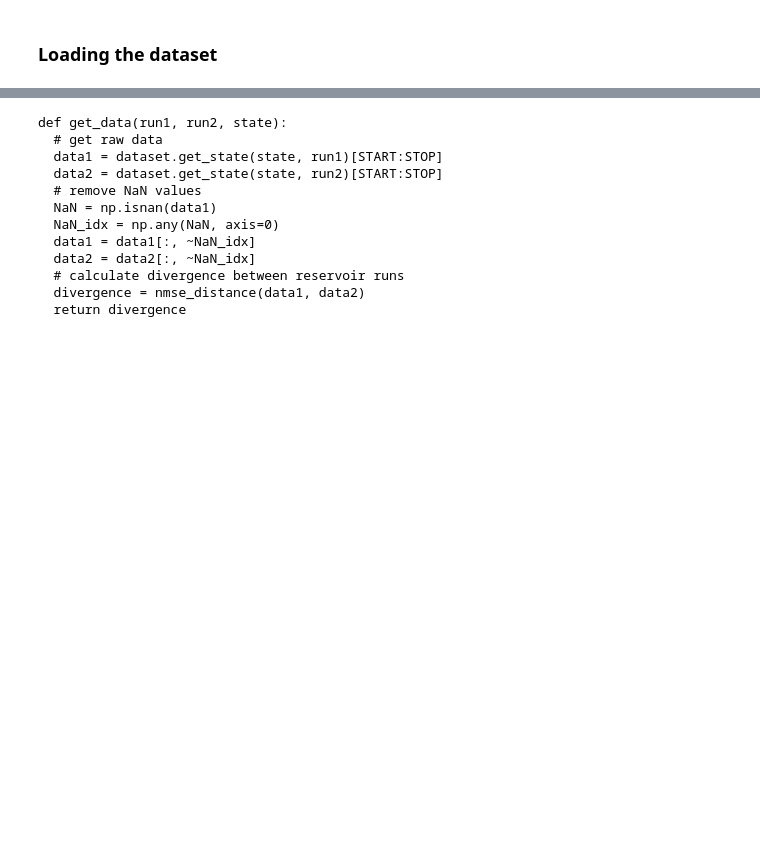
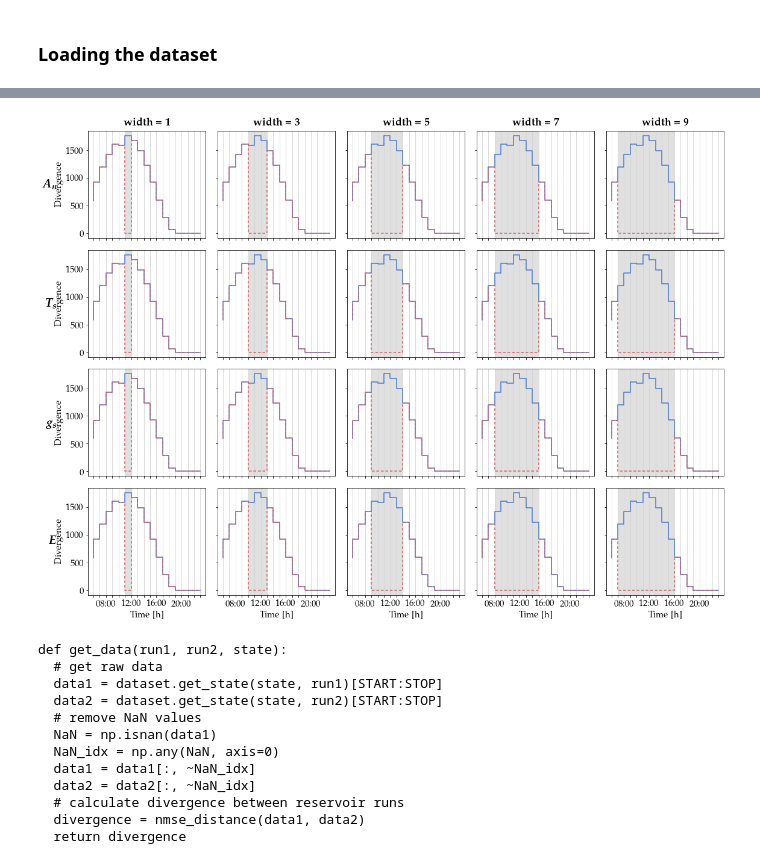
Before and after one commit to mcndt/thesis-plant-reservoir-computing, a Jupyter notebook: notebooks/impulse_experiments/Impulse_Figures_Wheatfspm.ipynb, the cells around one changed output, grey strips where cells are left out. Cells and saved outputs as stored; diff of their text form; code cells hidden in the pictures; blank space fills up the shorter version.

```diff
--- a/notebooks/impulse_experiments/Impulse_Figures_Wheatfspm.ipynb
+++ b/notebooks/impulse_experiments/Impulse_Figures_Wheatfspm.ipynb
@@ -106,3 +152,90 @@ print(get_data)
+# %%
+reservoirs = [
+  'state__An',
+  'state__Ts',
+  'state__gs',
+  'state__Transpiration',
+]
+
+symbols = {
+  'state__An': r'$A_n$',
+  'state__Ts': r'$T_s$',
+  'state__gs': r'$g_s$',
+  'state__Transpiration': r'$E$',
+}
+
+symbols_bold = {k: f'$\\boldsymbol{{{v[1:-1]}}}$' for k, v in symbols.items()}
+
+widths = [1, 3, 5, 7, 9]
+
+intervals = [
+    (12, 13),  # width 1
+    (11, 14),  # width 3
+    (10, 15),  # width 5
+    (9, 16),   # width 7
+    (8, 17),   # width 9
+]
+
+
+baseline = 'NEMA_H3__day0__width0__0'
+template = lambda width, value: f'NEMA_H3__day18__width{width}__{value}'
+
+START = 18 * 24 + 6
+STOP = 19 * 24
+
+
+def generate_xticklabels(xticks):
+  labels = []
+  for x in xticks:
+    # if x % 24 == 0:
+    #   labels.append(f'Day {x // 24 + 1}')
+    if x % 24 < 10:
+      labels.append(f'0{x % 24}:00')
+    else:
+      labels.append(f'{x % 24}:00')
+  return labels
+
+
+with plt.style.context('seaborn-muted'):
+  fig, axs = plt.subplots(len(reservoirs), len(widths), figsize=(16, 12), sharex=True, sharey=True)
+  colors = sns.color_palette()
+
+  for row, (state, axs_row) in enumerate(zip(reservoirs, axs)):
+    for col, (width, (p0, p1), ax) in enumerate(zip(widths, intervals, axs_row)):
+      # get data
+      base = dataset.get_target('input_PARi', baseline)[START:STOP]
+      experiment = dataset.get_target('input_PARi', template(width, 0))[START:STOP]
+
+      # plot data
+      base.plot(ax=ax, label="Baseline", drawstyle='steps-pre', color=colors[0])
+      experiment.plot(ax=ax, dashes=(3, 2), label="Impulse", drawstyle='steps-pre', color=colors[2])
+
+      # color impulse steps
+      ax.axvspan(18 * 24 + p0 - 1, 18 * 24 + p1 - 1, facecolor='0.2', alpha=0.15)
+
+      # x axis
+      xticks = np.arange(START, STOP, 1)
+      ax.set_xticks(xticks)
+      xticklabels = generate_xticklabels(xticks)
+      xticklabels = [label if not (i + 2) % 4 else '' for i, label in enumerate(xticklabels)]
+      ax.set_xticklabels(xticklabels)
+      ax.grid(axis='x', linestyle='solid', color='lightgrey')
+
+      # labeling
+      ax.set_xlabel(r'Time [\unit{\hour}]')
+      ax.set_ylabel(r'Divergence')
+
+      if col == 0:
+        ax.annotate(symbols_bold[state], (-0.27, 0.5), xycoords='axes fraction', va='center', ha='right', fontsize=20)
+
+      if row == 0:
+        ax.annotate(f'\\textbf{{width = {width}}}', (0.5, 1.05), xycoords='axes fraction', ha='center', fontsize=18)
+
+
+  plt.tight_layout()
+  plt.savefig('impulse_inputs_cnwheat.png', dpi=200, facecolor='white')
+# %% [output]
+[figure, added]
 # %%
 import inspect
 lines = inspect.getsource(get_data)
```
Also changed, not shown: parts of 5 cells of this notebook, 5 other files.
